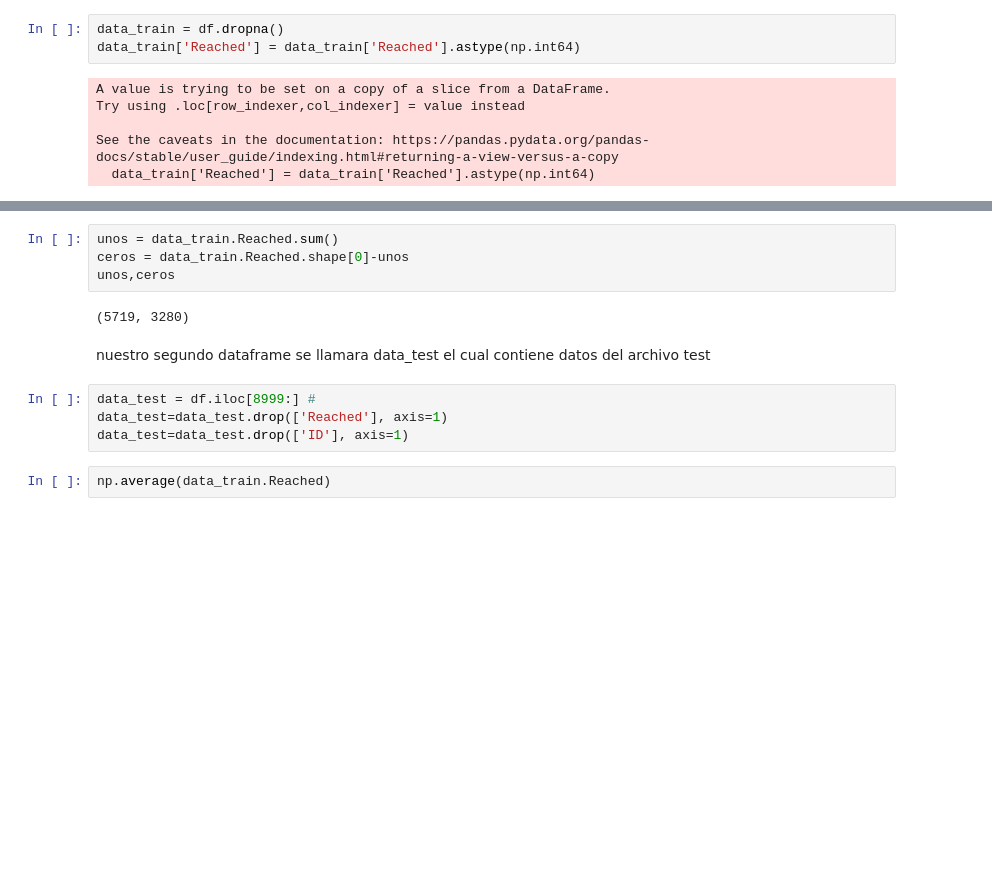
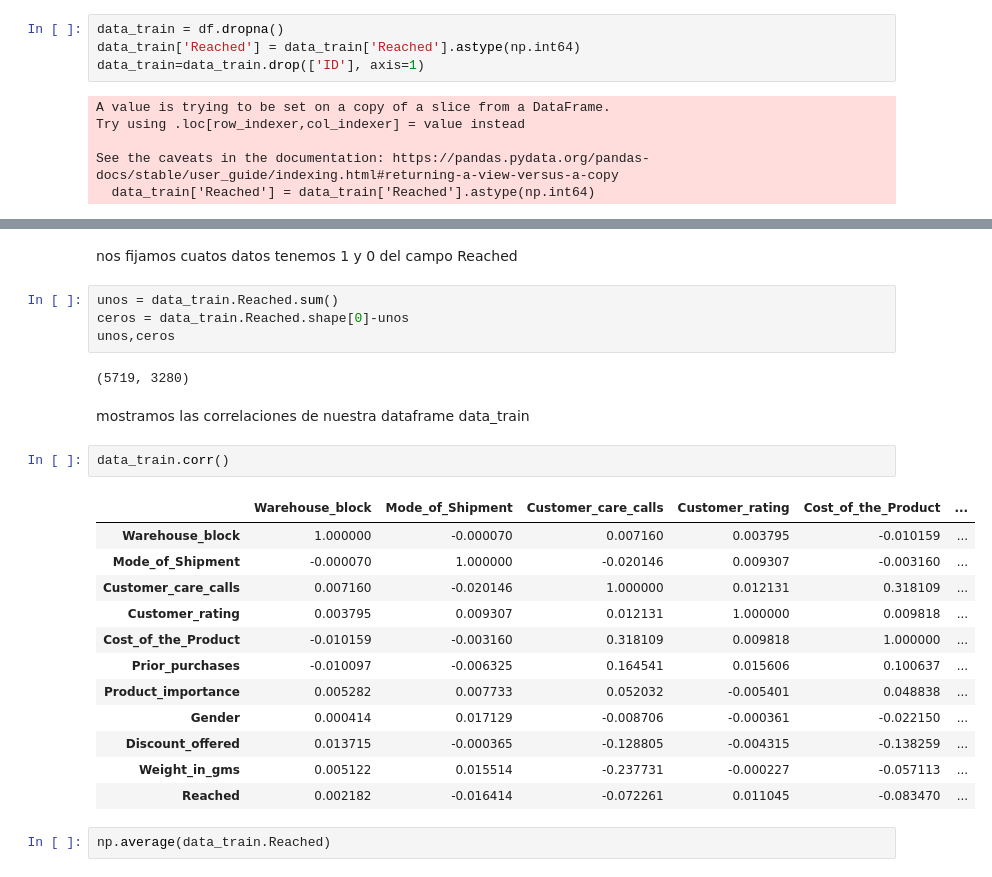
Before and after one commit to josleo/PI01-2, a Jupyter notebook: limpieza.ipynb, the cells around one changed output, grey strips where cells are left out. Drawn from its saved outputs; the diff is of its cells as text; blank space fills up the shorter version.

```diff
--- a/limpieza.ipynb
+++ b/limpieza.ipynb
@@ -198,6 +205,7 @@ nuetro primer datafrme se llamara  data_train que son los datos de nuestor archi
 # %%
 data_train = df.dropna()
 data_train['Reached'] = data_train['Reached'].astype(np.int64)
+data_train=data_train.drop(['ID'], axis=1)
 # %% [output]
 A value is trying to be set on a copy of a slice from a DataFrame.
 Try using .loc[row_indexer,col_indexer] = value instead
@@ -207,15 +221,28 @@ See the caveats in the documentation: https://pandas.pydata.org/pandas-docs/stab
+# %% [markdown]
+nos fijamos cuatos datos tenemos 1 y 0  del campo Reached
 # %%
 unos = data_train.Reached.sum()
 ceros = data_train.Reached.shape[0]-unos
 unos,ceros
 # %% [output]
 (5719, 3280)
-# %% [markdown]
-nuestro  segundo dataframe  se llamara data_test el cual contiene datos del archivo test
-# %%
-data_test = df.iloc[8999:] #
-data_test=data_test.drop(['Reached'], axis=1)
-data_test=data_test.drop(['ID'], axis=1)
+# %% [markdown]
+mostramos las correlaciones de nuestra dataframe data_train
+# %%
+data_train.corr()
+# %% [output]
+|  | Warehouse_block | Mode_of_Shipment | Customer_care_calls | Customer_rating | Cost_of_the_Product | ... |
+| Warehouse_block | 1.000000 | -0.000070 | 0.007160 | 0.003795 | -0.010159 | ... |
+| Mode_of_Shipment | -0.000070 | 1.000000 | -0.020146 | 0.009307 | -0.003160 | ... |
+| Customer_care_calls | 0.007160 | -0.020146 | 1.000000 | 0.012131 | 0.318109 | ... |
+| Customer_rating | 0.003795 | 0.009307 | 0.012131 | 1.000000 | 0.009818 | ... |
+| Cost_of_the_Product | -0.010159 | -0.003160 | 0.318109 | 0.009818 | 1.000000 | ... |
+| Prior_purchases | -0.010097 | -0.006325 | 0.164541 | 0.015606 | 0.100637 | ... |
+| Product_importance | 0.005282 | 0.007733 | 0.052032 | -0.005401 | 0.048838 | ... |
+| Gender | 0.000414 | 0.017129 | -0.008706 | -0.000361 | -0.022150 | ... |
+| Discount_offered | 0.013715 | -0.000365 | -0.128805 | -0.004315 | -0.138259 | ... |
+| Weight_in_gms | 0.005122 | 0.015514 | -0.237731 | -0.000227 | -0.057113 | ... |
+| Reached | 0.002182 | -0.016414 | -0.072261 | 0.011045 | -0.083470 | ... |
 # %%
 np.average(data_train.Reached)
 # %% [output]
```
Also changed, not shown: parts of 28 cells of this notebook, 1 other file.
